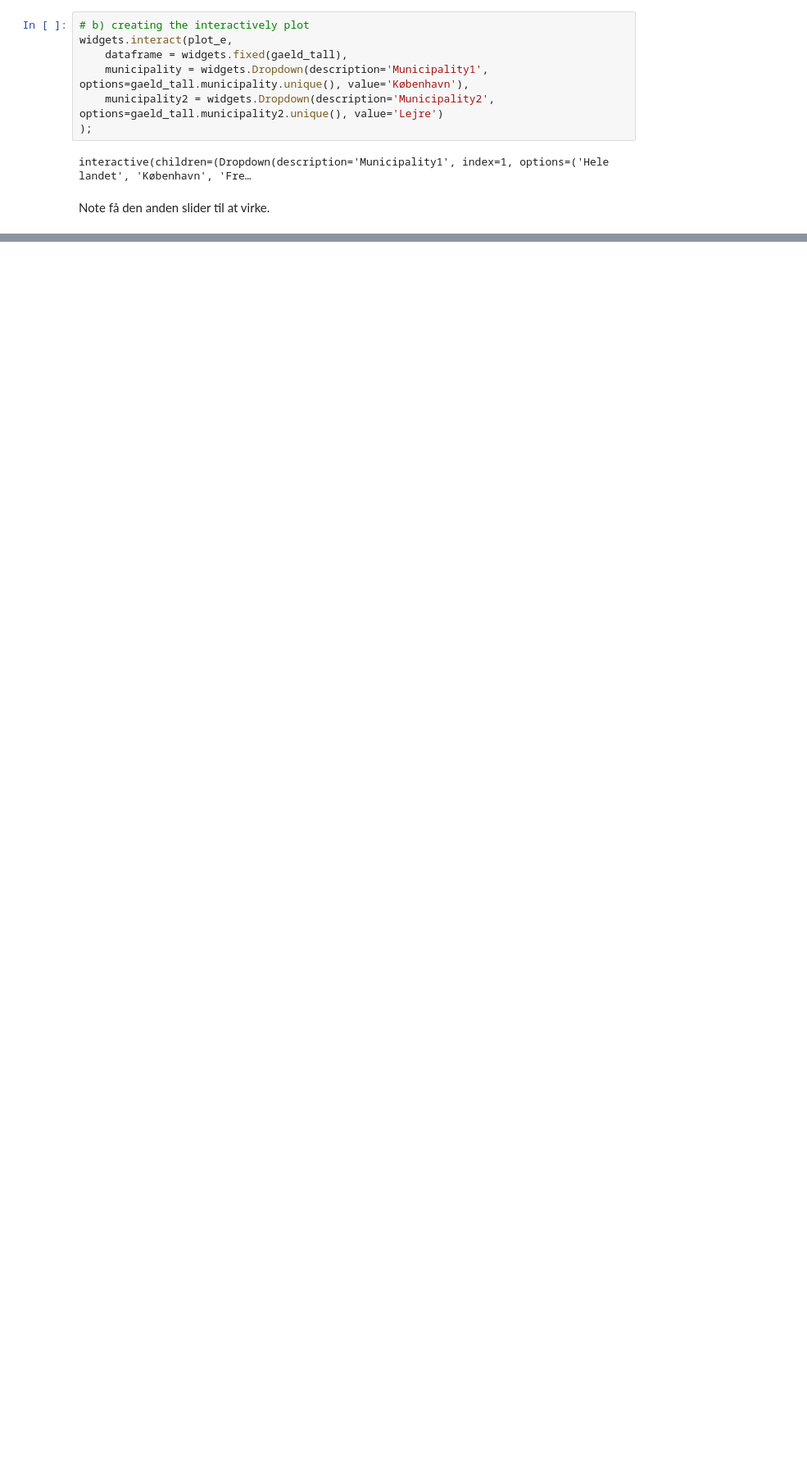
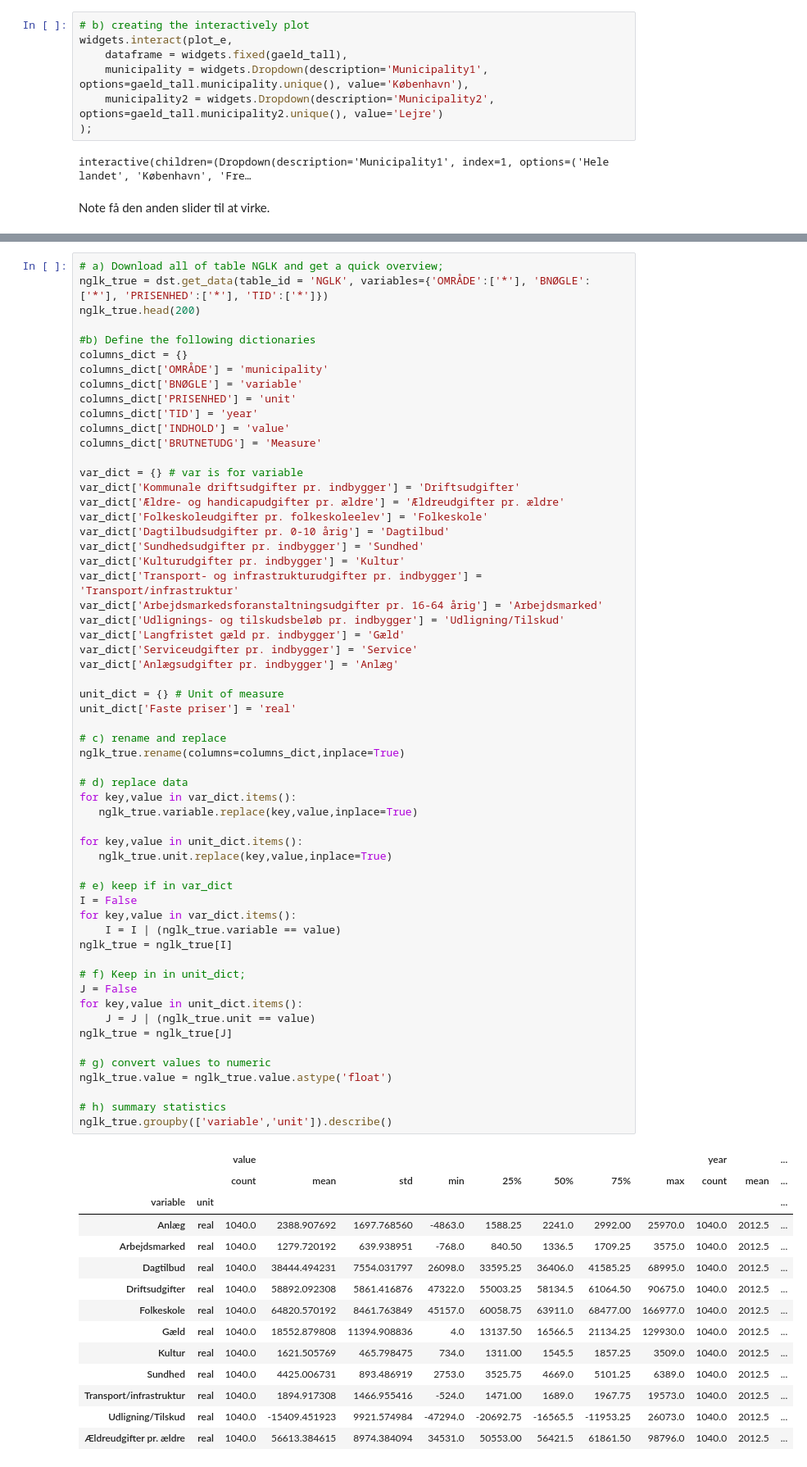
Before and after one commit to NumEconCopenhagen/projects-2019-peter-larsens-kaffe-m-havre, a Jupyter notebook: dataproject/dataProject.ipynb, the cells around one changed output, grey strips where cells are left out. Shown: that part at 82% size. Drawn from its saved outputs; the diff is of its cells as text; blank space fills up the shorter version.

```diff
--- a/dataproject/dataProject.ipynb
+++ b/dataproject/dataProject.ipynb
@@ -245,0 +264,73 @@ Note få den anden slider til at virke.
+# %%
+# a) Download all of table NGLK and get a quick overview;
+nglk_true = dst.get_data(table_id = 'NGLK', variables={'OMRÅDE':['*'], 'BNØGLE':['*'], 'PRISENHED':['*'], 'TID':['*']})
+nglk_true.head(200)
+
+#b) Define the following dictionaries
+columns_dict = {}
+columns_dict['OMRÅDE'] = 'municipality'
+columns_dict['BNØGLE'] = 'variable'
+columns_dict['PRISENHED'] = 'unit'
+columns_dict['TID'] = 'year'
+columns_dict['INDHOLD'] = 'value'
+columns_dict['BRUTNETUDG'] = 'Measure'
+
+var_dict = {} # var is for variable
+var_dict['Kommunale driftsudgifter pr. indbygger'] = 'Driftsudgifter'
+var_dict['Ældre- og handicapudgifter pr. ældre'] = 'Ældreudgifter pr. ældre'
+var_dict['Folkeskoleudgifter pr. folkeskoleelev'] = 'Folkeskole'
+var_dict['Dagtilbudsudgifter pr. 0-10 årig'] = 'Dagtilbud'
+var_dict['Sundhedsudgifter pr. indbygger'] = 'Sundhed'
+var_dict['Kulturudgifter pr. indbygger'] = 'Kultur'
+var_dict['Transport- og infrastrukturudgifter pr. indbygger'] = 'Transport/infrastruktur'
+var_dict['Arbejdsmarkedsforanstaltningsudgifter pr. 16-64 årig'] = 'Arbejdsmarked'
+var_dict['Udlignings- og tilskudsbeløb pr. indbygger'] = 'Udligning/Tilskud'
+var_dict['Langfristet gæld pr. indbygger'] = 'Gæld'
+var_dict['Serviceudgifter pr. indbygger'] = 'Service'
+var_dict['Anlægsudgifter pr. indbygger'] = 'Anlæg'
+
+unit_dict = {} # Unit of measure
+unit_dict['Faste priser'] = 'real'
+
+# c) rename and replace
+nglk_true.rename(columns=columns_dict,inplace=True)
+
+# d) replace data
+for key,value in var_dict.items():
+   nglk_true.variable.replace(key,value,inplace=True)
+
+for key,value in unit_dict.items():
+   nglk_true.unit.replace(key,value,inplace=True)
+
+# e) keep if in var_dict
+I = False
+for key,value in var_dict.items():
+    I = I | (nglk_true.variable == value)
+nglk_true = nglk_true[I]
+
+# f) Keep in in unit_dict;
+J = False
+for key,value in unit_dict.items():
+    J = J | (nglk_true.unit == value)
+nglk_true = nglk_true[J]
+
+# g) convert values to numeric
+nglk_true.value = nglk_true.value.astype('float')
+
+# h) summary statistics
+nglk_true.groupby(['variable','unit']).describe()
+# %% [output]
+|  |  | value |  |  |  |  |  |  |  | year |  | ... |
+|  |  | count | mean | std | min | 25% | 50% | 75% | max | count | mean | ... |
+| variable | unit |  |  |  |  |  |  |  |  |  |  | ... |
+| Anlæg | real | 1040.0 | 2388.907692 | 1697.768560 | -4863.0 | 1588.25 | 2241.0 | 2992.00 | 25970.0 | 1040.0 | 2012.5 | ... |
+| Arbejdsmarked | real | 1040.0 | 1279.720192 | 639.938951 | -768.0 | 840.50 | 1336.5 | 1709.25 | 3575.0 | 1040.0 | 2012.5 | ... |
+| Dagtilbud | real | 1040.0 | 38444.494231 | 7554.031797 | 26098.0 | 33595.25 | 36406.0 | 41585.25 | 68995.0 | 1040.0 | 2012.5 | ... |
+| Driftsudgifter | real | 1040.0 | 58892.092308 | 5861.416876 | 47322.0 | 55003.25 | 58134.5 | 61064.50 | 90675.0 | 1040.0 | 2012.5 | ... |
+| Folkeskole | real | 1040.0 | 64820.570192 | 8461.763849 | 45157.0 | 60058.75 | 63911.0 | 68477.00 | 166977.0 | 1040.0 | 2012.5 | ... |
+| Gæld | real | 1040.0 | 18552.879808 | 11394.908836 | 4.0 | 13137.50 | 16566.5 | 21134.25 | 129930.0 | 1040.0 | 2012.5 | ... |
+| Kultur | real | 1040.0 | 1621.505769 | 465.798475 | 734.0 | 1311.00 | 1545.5 | 1857.25 | 3509.0 | 1040.0 | 2012.5 | ... |
+| Sundhed | real | 1040.0 | 4425.006731 | 893.486919 | 2753.0 | 3525.75 | 4669.0 | 5101.25 | 6389.0 | 1040.0 | 2012.5 | ... |
+| Transport/infrastruktur | real | 1040.0 | 1894.917308 | 1466.955416 | -524.0 | 1471.00 | 1689.0 | 1967.75 | 19573.0 | 1040.0 | 2012.5 | ... |
+| Udligning/Tilskud | real | 1040.0 | -15409.451923 | 9921.574984 | -47294.0 | -20692.75 | -16565.5 | -11953.25 | 26073.0 | 1040.0 | 2012.5 | ... |
+| Ældreudgifter pr. ældre | real | 1040.0 | 56613.384615 | 8974.384094 | 34531.0 | 50553.00 | 56421.5 | 61861.50 | 98796.0 | 1040.0 | 2012.5 | ... |
```
Also changed, not shown: parts of 7 cells of this notebook.
